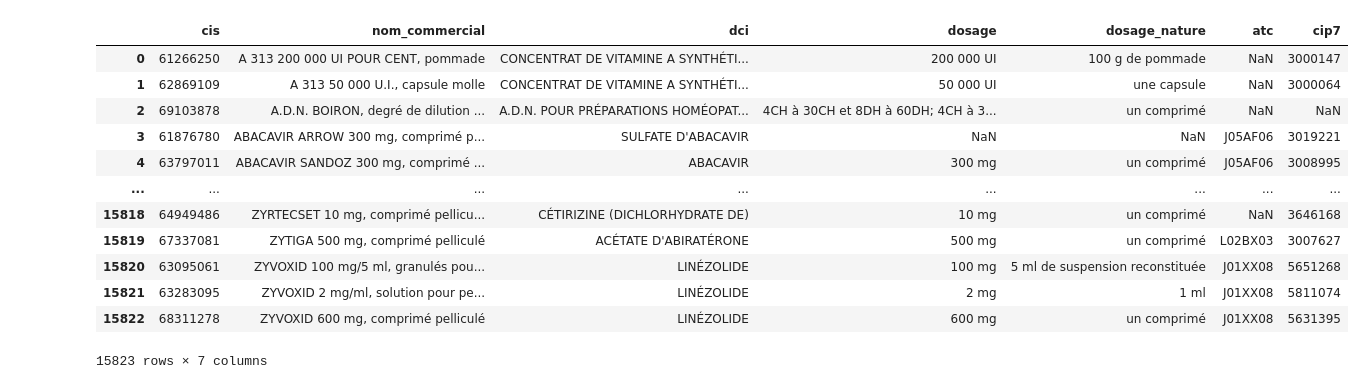
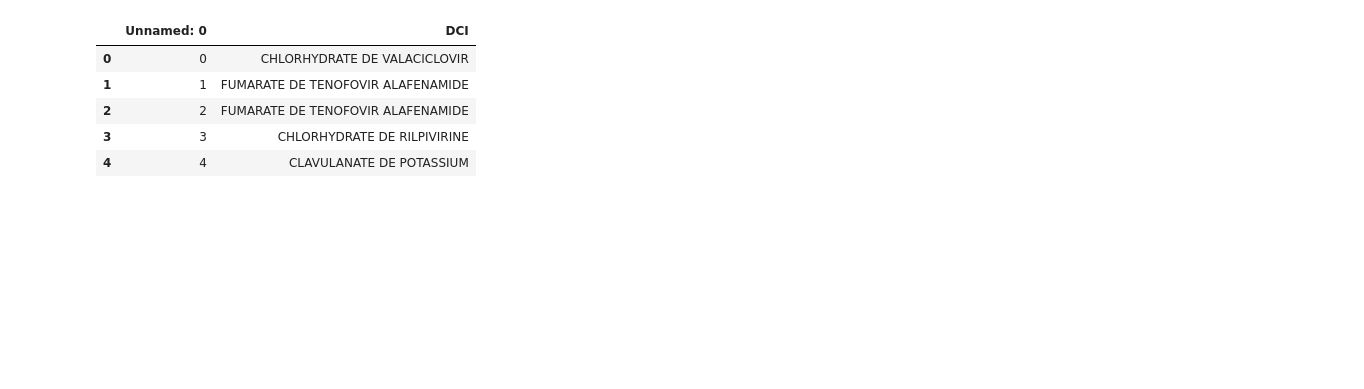
Before and after one commit to touXik/OCTAVIA, a Jupyter notebook: Dictionnair/Untitled.ipynb, the cells around one changed output. Drawn from its saved outputs; the diff is of its cells as text; code cells hidden in the pictures; blank space fills up the shorter version.

```diff
--- a/Dictionnair/Untitled.ipynb
+++ b/Dictionnair/Untitled.ipynb
@@ -1,21 +1,14 @@
 # %%
 import pandas as pd
+
+df = pd.read_excel("data/out/df_de_dci.xlsx")
-# %%
-df = pd.read_excel("data/bdd_c.xlsx")
 # %%
-df
+df.head()
 # %% [output]
-|  | cis | nom_commercial | dci | dosage | dosage_nature | atc | cip7 |
-| 0 | 61266250 | A 313 200 000 UI POUR CENT, pommade | CONCENTRAT DE VITAMINE A SYNTHÉTI... | 200 000 UI | 100 g de pommade | NaN | 3000147 |
-| 1 | 62869109 | A 313 50 000 U.I., capsule molle | CONCENTRAT DE VITAMINE A SYNTHÉTI... | 50 000 UI | une capsule | NaN | 3000064 |
-| 2 | 69103878 | A.D.N. BOIRON, degré de dilution ... | A.D.N. POUR PRÉPARATIONS HOMÉOPAT... | 4CH à 30CH et 8DH à 60DH; 4CH à 3... | un comprimé | NaN | NaN |
-| 3 | 61876780 | ABACAVIR ARROW 300 mg, comprimé p... | SULFATE D'ABACAVIR | NaN | NaN | J05AF06 | 3019221 |
-| 4 | 63797011 | ABACAVIR SANDOZ 300 mg, comprimé ... | ABACAVIR | 300 mg | un comprimé | J05AF06 | 3008995 |
-| ... | ... | ... | ... | ... | ... | ... | ... |
-| 15818 | 64949486 | ZYRTECSET 10 mg, comprimé pellicu... | CÉTIRIZINE (DICHLORHYDRATE DE) | 10 mg | un comprimé | NaN | 3646168 |
-| 15819 | 67337081 | ZYTIGA 500 mg, comprimé pelliculé | ACÉTATE D'ABIRATÉRONE | 500 mg | un comprimé | L02BX03 | 3007627 |
-| 15820 | 63095061 | ZYVOXID 100 mg/5 ml, granulés pou... | LINÉZOLIDE | 100 mg | 5 ml de suspension reconstituée | J01XX08 | 5651268 |
-| 15821 | 63283095 | ZYVOXID 2 mg/ml, solution pour pe... | LINÉZOLIDE | 2 mg | 1 ml | J01XX08 | 5811074 |
-| 15822 | 68311278 | ZYVOXID 600 mg, comprimé pelliculé | LINÉZOLIDE | 600 mg | un comprimé | J01XX08 | 5631395 |
+|  | Unnamed: 0 | DCI |
+| 0 | 0 | CHLORHYDRATE DE VALACICLOVIR |
+| 1 | 1 | FUMARATE DE TENOFOVIR ALAFENAMIDE |
+| 2 | 2 | FUMARATE DE TENOFOVIR ALAFENAMIDE |
+| 3 | 3 | CHLORHYDRATE DE RILPIVIRINE |
+| 4 | 4 | CLAVULANATE DE POTASSIUM |
-15823 rows × 7 columns
 # %%
```
Also changed, not shown: parts of 18 cells of this notebook, 5 other files.
